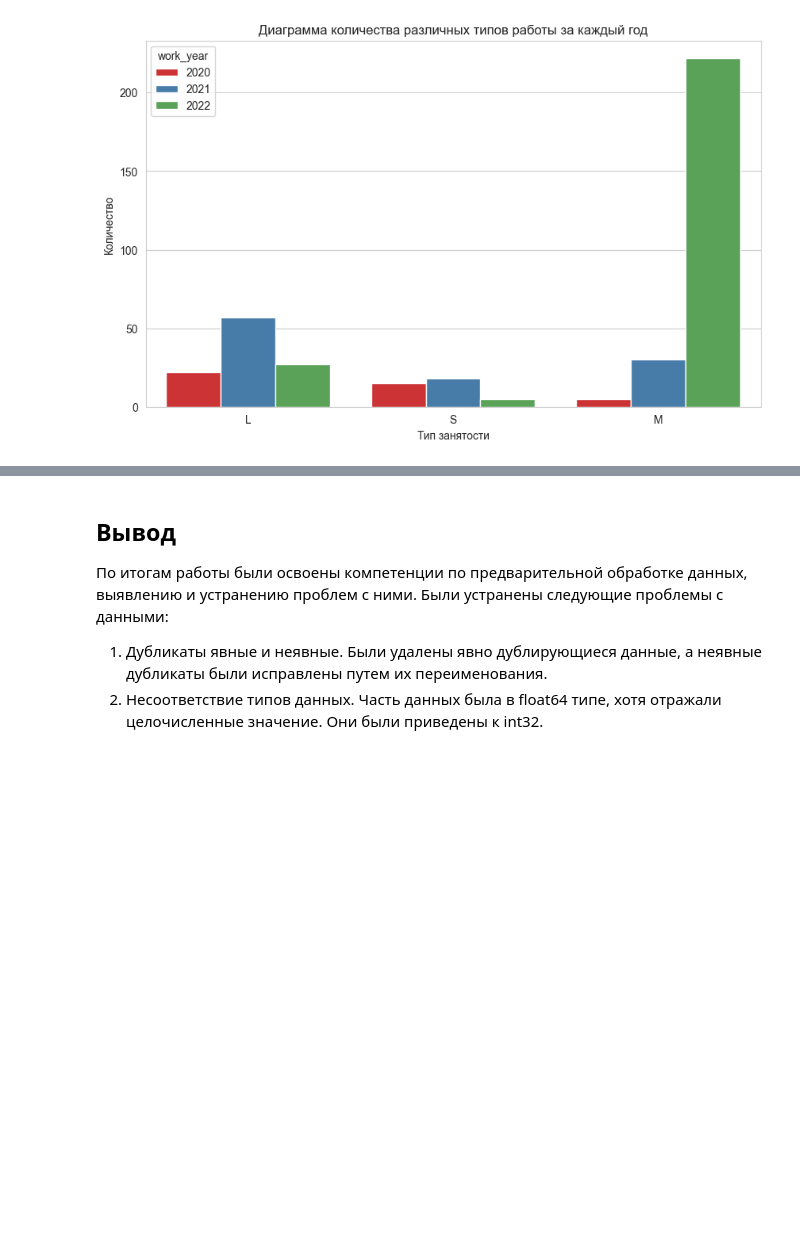
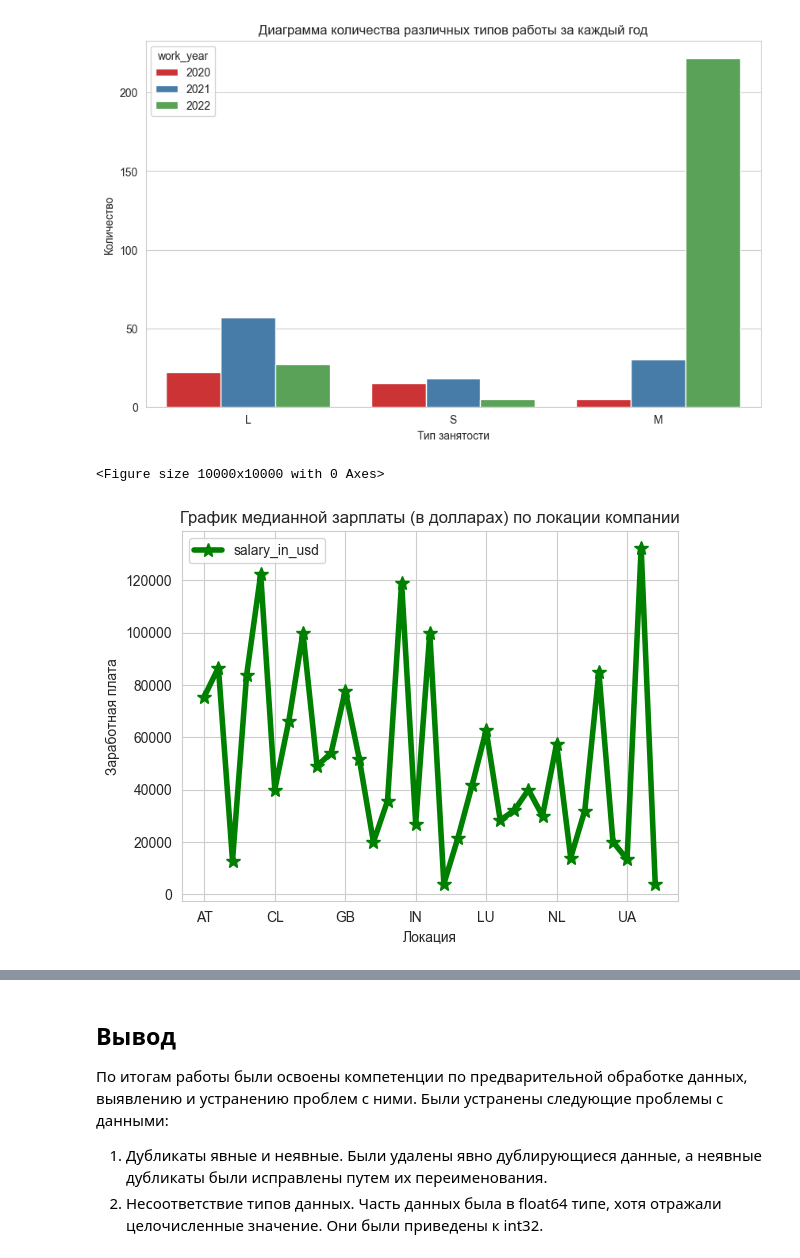
Before and after one commit to MaksimLevchenko/data_analysis_2, a Jupyter notebook: ЛР2_ЛевченкоМС_7.ipynb, the cells around one changed output, grey strips where cells are left out. Cells and saved outputs as stored; diff of their text form; code cells hidden in the pictures; blank space fills up the shorter version.

```diff
--- a/ЛР2_ЛевченкоМС_7.ipynb
+++ b/ЛР2_ЛевченкоМС_7.ipynb
@@ -228,3 +254,17 @@ plt.ylabel('Количество')
 plt.show()
 # %% [output]
 [figure]
+# %%
+pivot_table = df.pivot_table(values='salary_in_usd', index='company_location', aggfunc='mean')
+
+# Построение графика с зелёной линией и маркерами
+plt.figure(figsize=(100, 100))
+pivot_table.plot(kind='line', color='green', linewidth=4, marker='*', markersize=10, )
+plt.title('График медианной зарплаты (в долларах) по локации компании')
+plt.xlabel('Локация')
+plt.ylabel('Заработная плата')
+plt.grid(True)
+plt.show()
+# %% [output]
+<Figure size 10000x10000 with 0 Axes>
+[figure, added]
```
Also changed, not shown: parts of 6 cells of this notebook.
